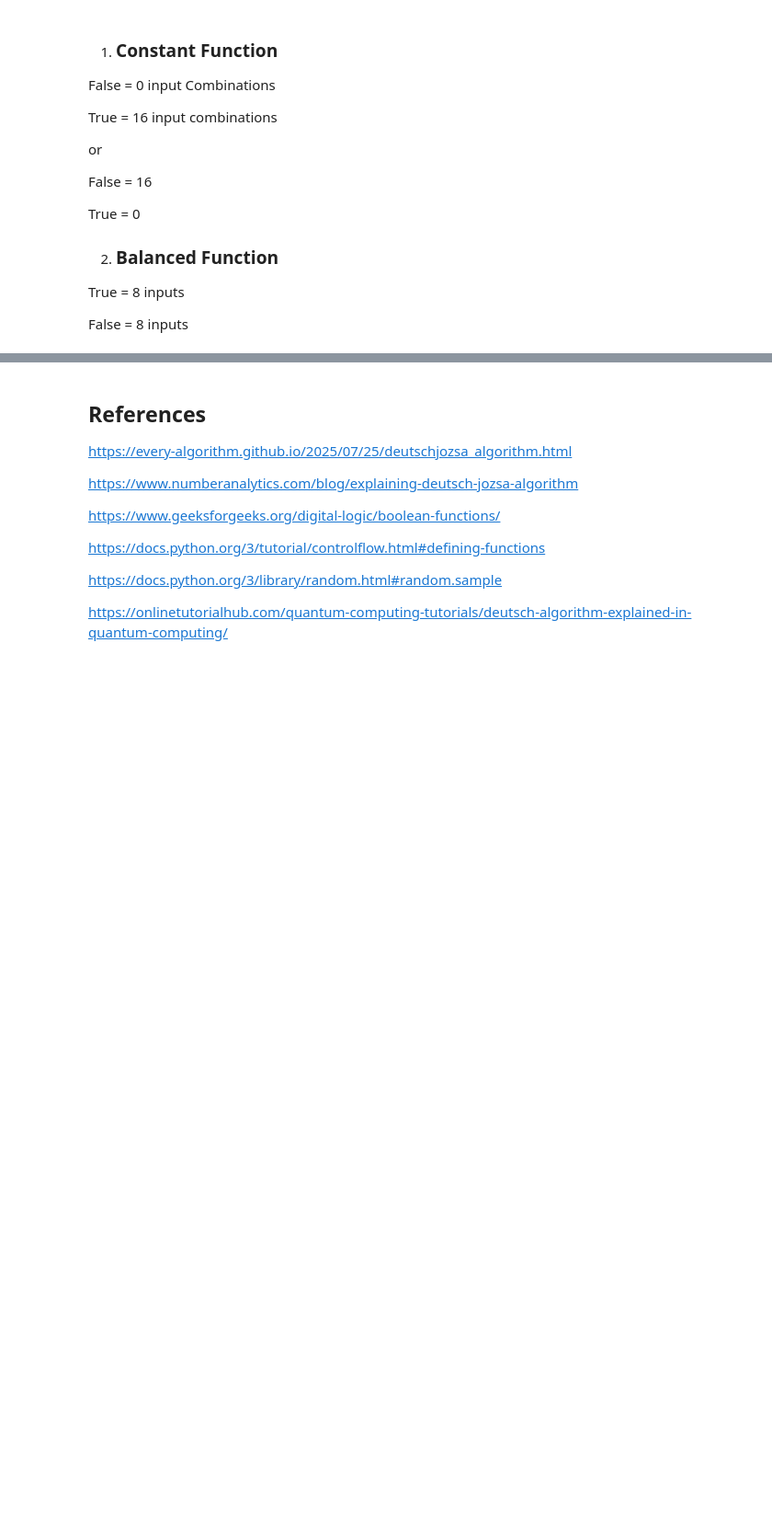
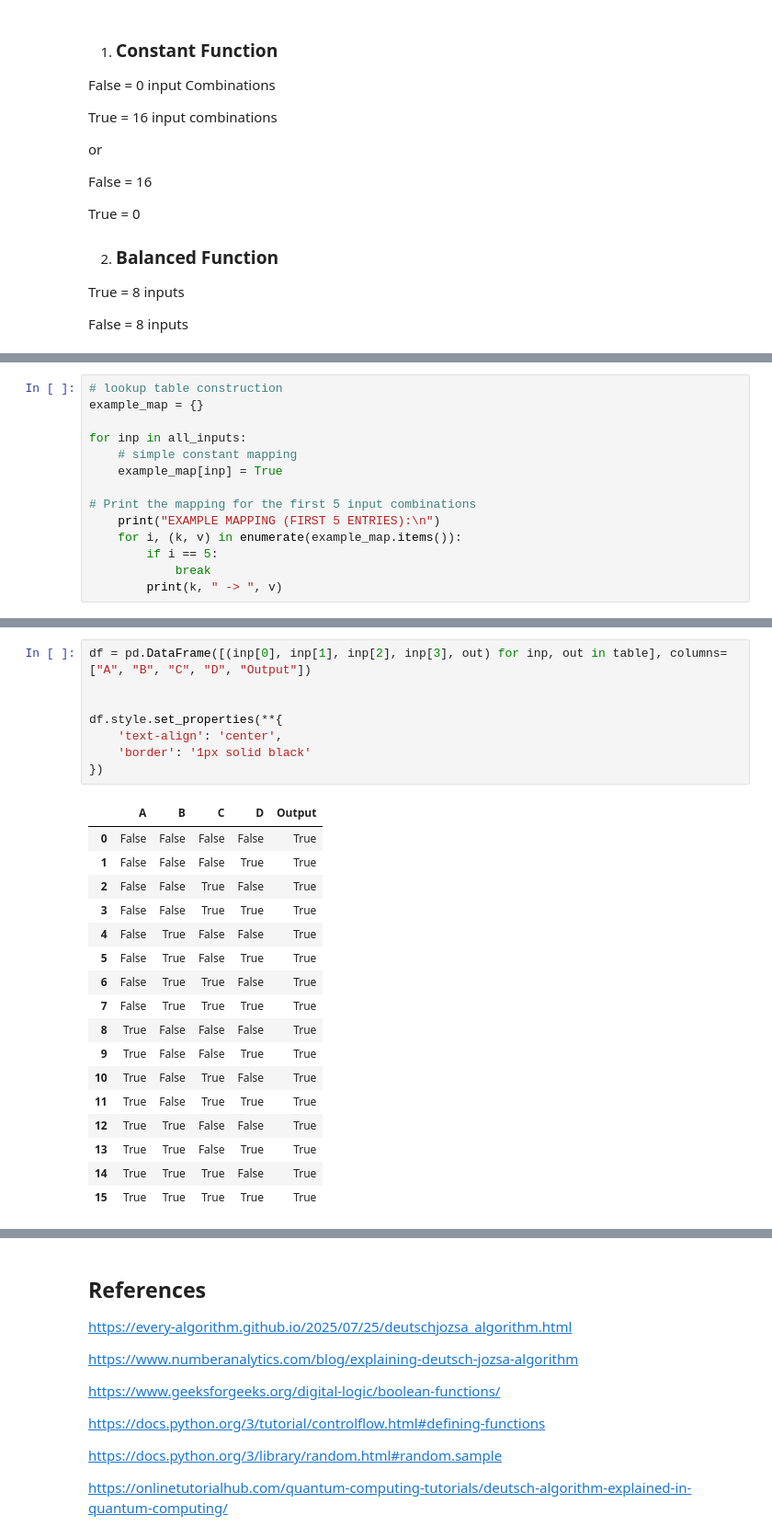
Before and after one commit to danstevemukulupi/emerging_technologies_assessment_2026, a Jupyter notebook: problems.ipynb, the cells around one changed output, grey strips where cells are left out. Shown at 92% size. Cells and saved outputs as stored; diff of their text form; blank space fills up the shorter version.

```diff
--- a/problems.ipynb
+++ b/problems.ipynb
@@ -165,0 +303,14 @@ False outputs: 8
+# %%
+# lookup table construction
+example_map = {}
+
+for inp in all_inputs:
+    # simple constant mapping
+    example_map[inp] = True
+
+# Print the mapping for the first 5 input combinations
+    print("EXAMPLE MAPPING (FIRST 5 ENTRIES):\n")
+    for i, (k, v) in enumerate(example_map.items()):
+        if i == 5:
+            break
+        print(k, " -> ", v)
@@ -165,0 +389,26 @@ False outputs: 8
+# %%
+df = pd.DataFrame([(inp[0], inp[1], inp[2], inp[3], out) for inp, out in table], columns=["A", "B", "C", "D", "Output"])
+
+
+df.style.set_properties(**{
+    'text-align': 'center',
+    'border': '1px solid black'
+})
+# %% [output]
+|  | A | B | C | D | Output |
+| 0 | False | False | False | False | True |
+| 1 | False | False | False | True | True |
+| 2 | False | False | True | False | True |
+| 3 | False | False | True | True | True |
+| 4 | False | True | False | False | True |
+| 5 | False | True | False | True | True |
+| 6 | False | True | True | False | True |
+| 7 | False | True | True | True | True |
+| 8 | True | False | False | False | True |
+| 9 | True | False | False | True | True |
+| 10 | True | False | True | False | True |
+| 11 | True | False | True | True | True |
+| 12 | True | True | False | False | True |
+| 13 | True | True | False | True | True |
+| 14 | True | True | True | False | True |
+| 15 | True | True | True | True | True |
```
Also changed, not shown: parts of 39 cells of this notebook.
